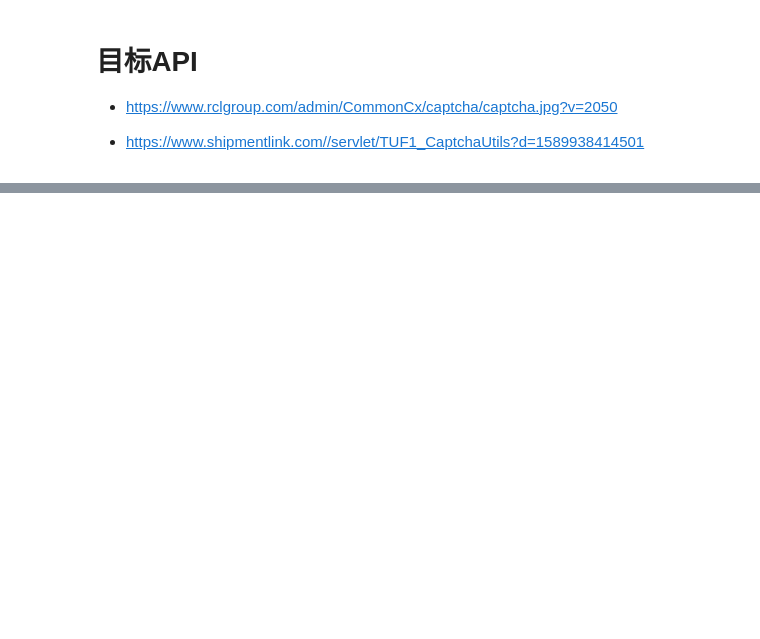
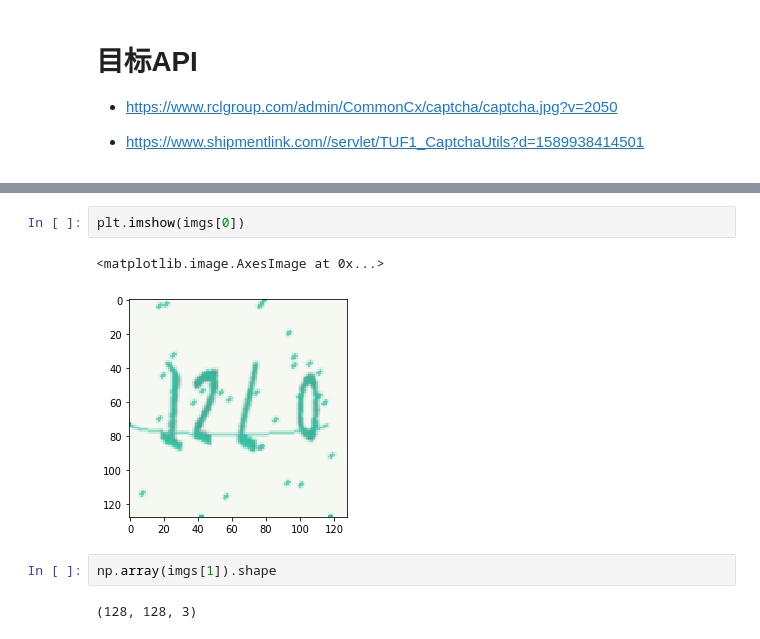
Before and after one commit to wcjb/example, a Jupyter notebook: Captcha.ipynb, the cells around one changed output, grey strips where cells are left out. Saved outputs shown, nothing was run; the diff lists cells and outputs as text; blank space fills up the shorter version.

```diff
--- a/Captcha.ipynb
+++ b/Captcha.ipynb
@@ -78,0 +248,9 @@ CIFAR100_tutorial  models
+# %%
+plt.imshow(imgs[0])
+# %% [output]
+<matplotlib.image.AxesImage at 0x...>
+[figure, added]
+# %%
+np.array(imgs[1]).shape
+# %% [output]
+(128, 128, 3)
```
Also changed, not shown: parts of 17 cells of this notebook.
